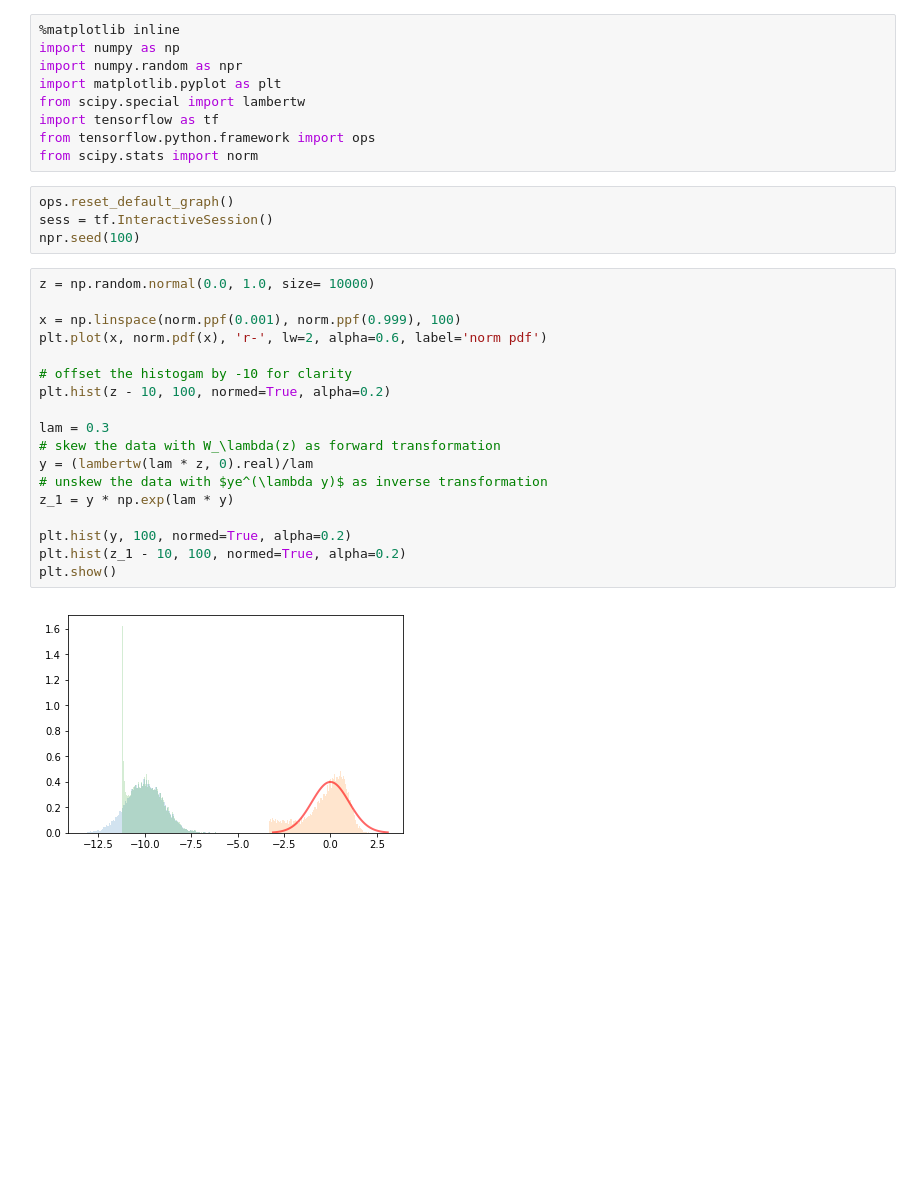
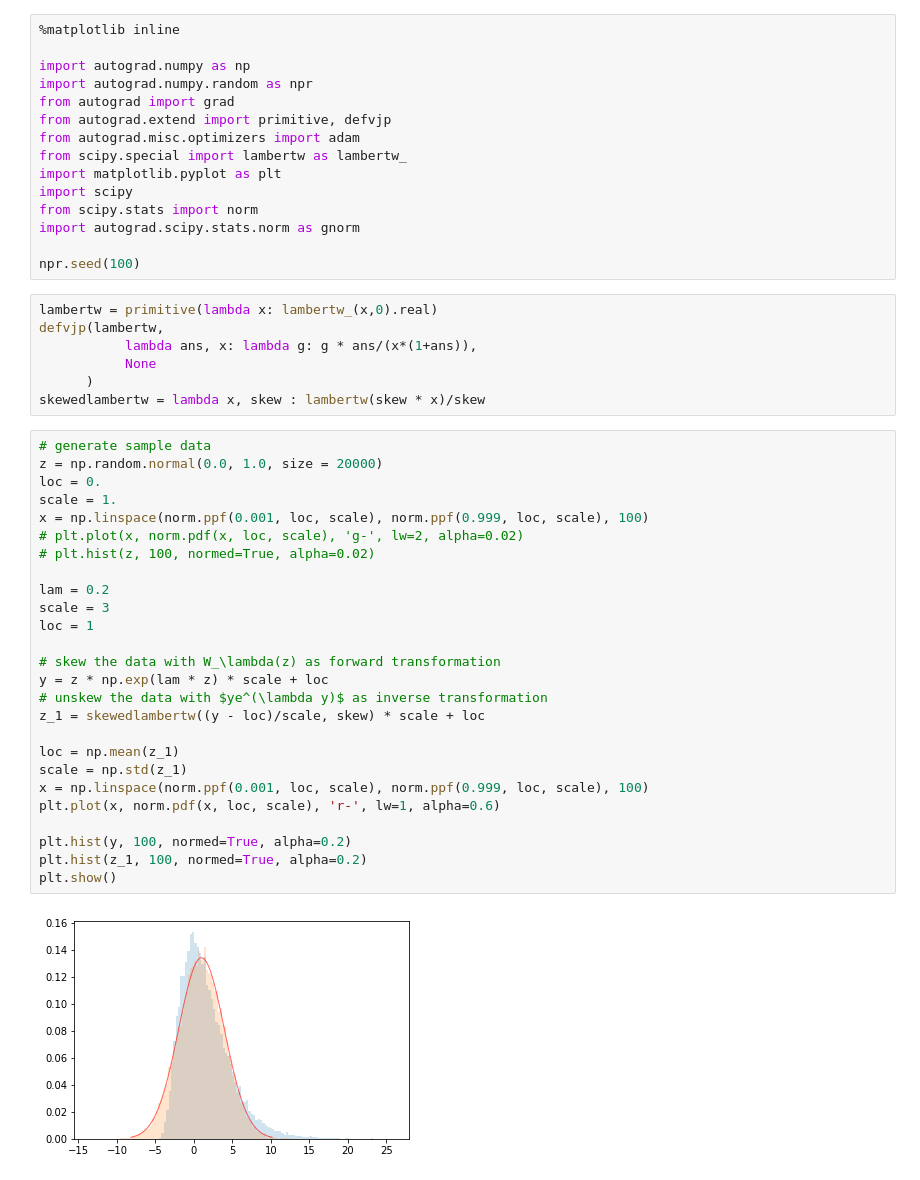
Before and after one commit to sevvi/lambert-matrix-factorization, a Jupyter notebook: lambert-distribution-sanity.ipynb, the cells around one changed output. Cells and saved outputs as stored; diff of their text form; blank space fills up the shorter version.

Commit message:
addded lambert

```diff
--- a/lambert-distribution-sanity.ipynb
+++ b/lambert-distribution-sanity.ipynb
@@ -1,33 +1,50 @@
 # %%
 %matplotlib inline
-import numpy as np
-import numpy.random as npr
+
+import autograd.numpy as np
+import autograd.numpy.random as npr
+from autograd import grad
+from autograd.extend import primitive, defvjp
+from autograd.misc.optimizers import adam
+from scipy.special import lambertw as lambertw_
 import matplotlib.pyplot as plt
-from scipy.special import lambertw
-import tensorflow as tf
-from tensorflow.python.framework import ops
+import scipy
 from scipy.stats import norm
+import autograd.scipy.stats.norm as gnorm
+
+npr.seed(100)
-# %%
-ops.reset_default_graph()
-sess = tf.InteractiveSession()
-npr.seed(100)
+# %%
+lambertw = primitive(lambda x: lambertw_(x,0).real)
+defvjp(lambertw,
+           lambda ans, x: lambda g: g * ans/(x*(1+ans)),
+           None
+      )
+skewedlambertw = lambda x, skew : lambertw(skew * x)/skew
 # %%
-z = np.random.normal(0.0, 1.0, size= 10000)
+# generate sample data
+z = np.random.normal(0.0, 1.0, size = 20000)
+loc = 0.
+scale = 1.
+x = np.linspace(norm.ppf(0.001, loc, scale), norm.ppf(0.999, loc, scale), 100)
+# plt.plot(x, norm.pdf(x, loc, scale), 'g-', lw=2, alpha=0.02)
+# plt.hist(z, 100, normed=True, alpha=0.02)
 
-x = np.linspace(norm.ppf(0.001), norm.ppf(0.999), 100)
-plt.plot(x, norm.pdf(x), 'r-', lw=2, alpha=0.6, label='norm pdf')
+lam = 0.2
+scale = 3
+loc = 1
 
-# offset the histogam by -10 for clarity
-plt.hist(z - 10, 100, normed=True, alpha=0.2)
+# skew the data with W_\lambda(z) as forward transformation
+y = z * np.exp(lam * z) * scale + loc
+# unskew the data with $ye^(\lambda y)$ as inverse transformation
+z_1 = skewedlambertw((y - loc)/scale, skew) * scale + loc
 
-lam = 0.3
-# skew the data with W_\lambda(z) as forward transformation
-y = (lambertw(lam * z, 0).real)/lam
-# unskew the data with $ye^(\lambda y)$ as inverse transformation
-z_1 = y * np.exp(lam * y)
+loc = np.mean(z_1)
+scale = np.std(z_1)
+x = np.linspace(norm.ppf(0.001, loc, scale), norm.ppf(0.999, loc, scale), 100)
+plt.plot(x, norm.pdf(x, loc, scale), 'r-', lw=1, alpha=0.6)
 
 plt.hist(y, 100, normed=True, alpha=0.2)
-plt.hist(z_1 - 10, 100, normed=True, alpha=0.2)
+plt.hist(z_1, 100, normed=True, alpha=0.2)
 plt.show()
 # %% [output]
-[figure, old version]
+[figure, new version]
```
Also changed, not shown: parts of 4 cells of this notebook.
